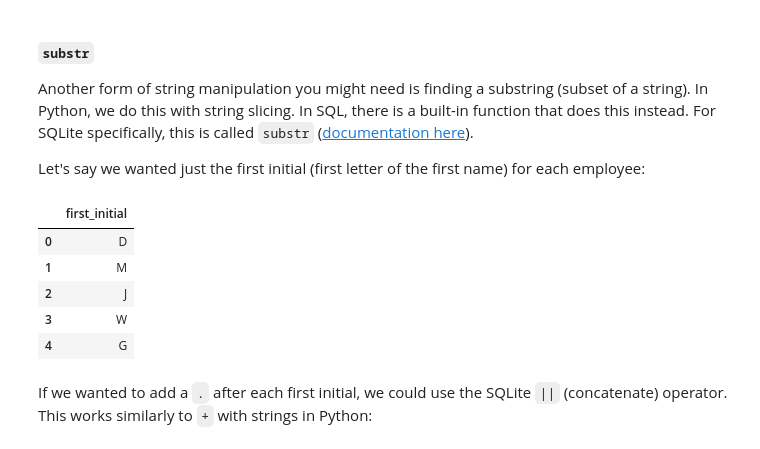
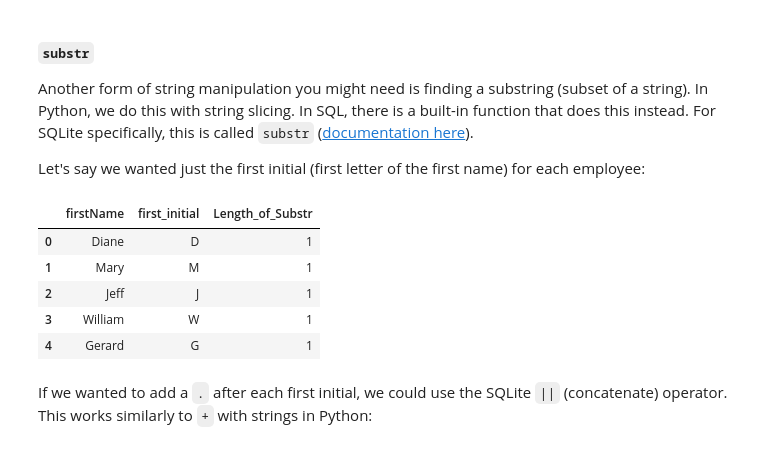
Before and after one commit to rurigi-waweru/dsfpt10-p2-03-selecting-data-with-sql-v2-4-r, a Jupyter notebook: index.ipynb, the cells around one changed output. Cells and saved outputs as stored; diff of their text form; code cells hidden in the pictures.

```diff
--- a/index.ipynb
+++ b/index.ipynb
@@ -319,16 +333,18 @@ Another form of string manipulation you might need is finding a substring (subse
 Let's say we wanted just the first initial (first letter of the first name) for each employee:
 # %%
 pd.read_sql("""
-SELECT substr(firstName, 1, 1) AS first_initial
-  FROM employees;
+    SELECT
+          firstName, substr(firstName, 1, 1) AS first_initial, length(substr(firstName, 1, 1)) AS Length_of_Substr
+    FROM
+          employees;
 """, conn).head()
 # %% [output]
-|  | first_initial |
-| 0 | D |
-| 1 | M |
-| 2 | J |
-| 3 | W |
-| 4 | G |
+|  | firstName | first_initial | Length_of_Substr |
+| 0 | Diane | D | 1 |
+| 1 | Mary | M | 1 |
+| 2 | Jeff | J | 1 |
+| 3 | William | W | 1 |
+| 4 | Gerard | G | 1 |
 # %% [markdown]
 If we wanted to add a `.` after each first initial, we could use the SQLite `||` (concatenate) operator. This works similarly to `+` with strings in Python:
 # %%
```
Also changed, not shown: parts of 8 cells of this notebook.
